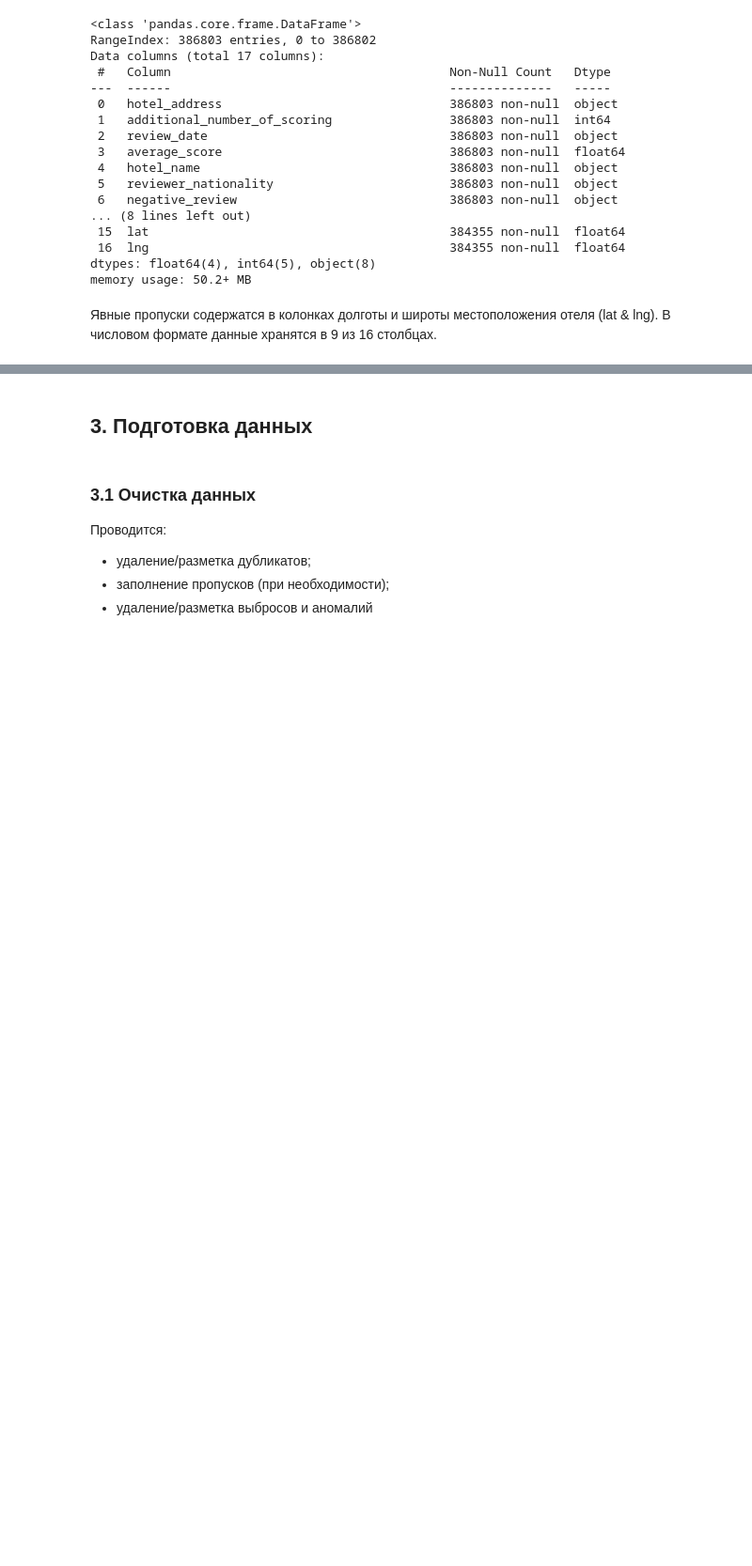
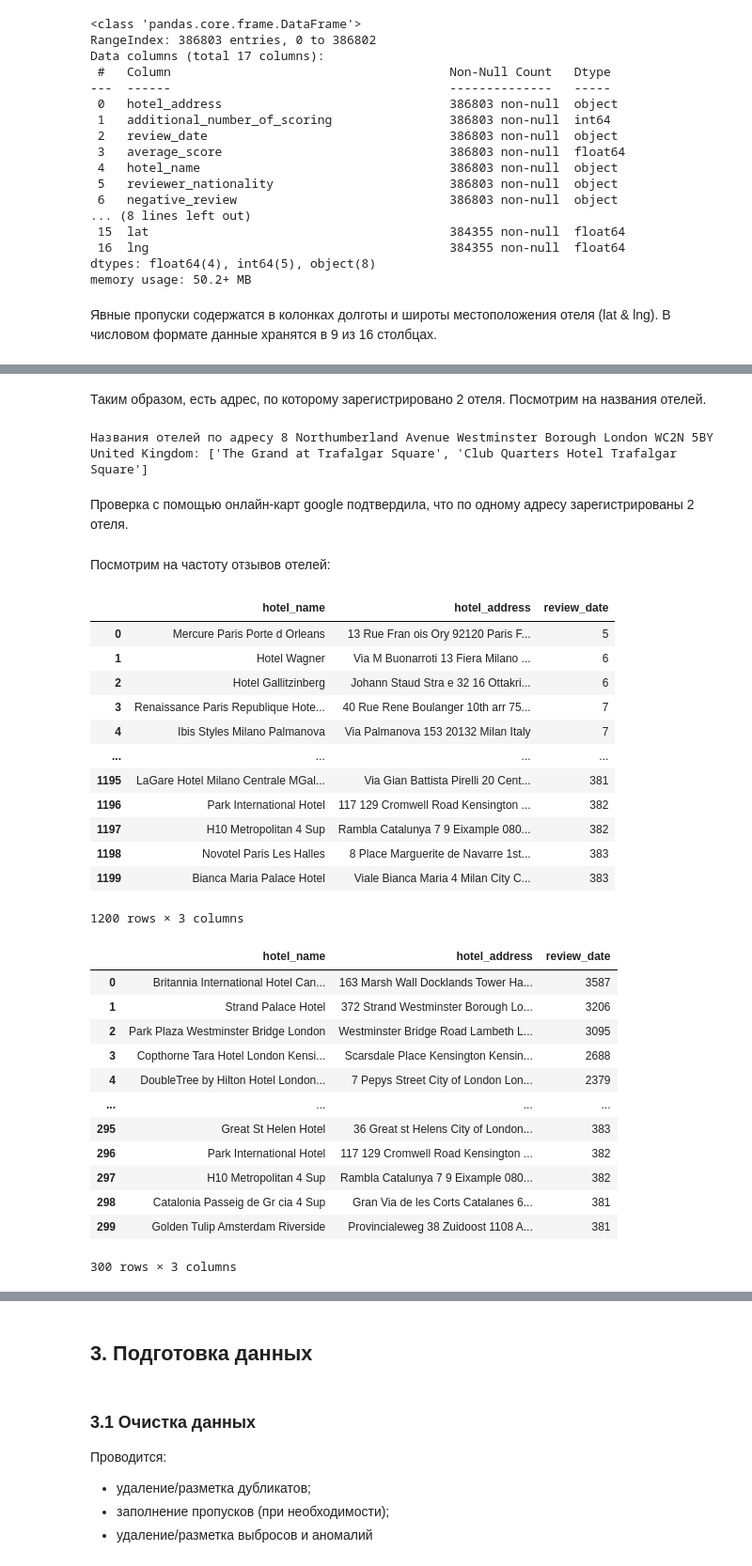
Before and after one commit to mvulf/sf_data_science, a Jupyter notebook: project_3/EDA_hotels.ipynb, the cells around one changed output, grey strips where cells are left out. Shown at 94% size. Drawn from its saved outputs; the diff is of its cells as text; code cells hidden in the pictures; blank space fills up the shorter version.

```diff
--- a/project_3/EDA_hotels.ipynb
+++ b/project_3/EDA_hotels.ipynb
@@ -109,0 +169,45 @@ memory usage: 50.2+ MB
+# %% [markdown]
+Таким образом, есть адрес, по которому зарегистрировано 2 отеля. Посмотрим на названия отелей.
+# %%
+# Извлечём адрес с несколькими отелями
+frequent_address = n_hotels_names.index[0]
+
+# Проанализируем отели одного адреса
+frequent_address_hotels = list(hotels[hotels['hotel_address'] == frequent_address]['hotel_name'].unique())
+print(f'Названия отелей по адресу {frequent_address}: {frequent_address_hotels}')
+# %% [output]
+Названия отелей по адресу 8 Northumberland Avenue Westminster Borough London WC2N 5BY United Kingdom: ['The Grand at Trafalgar Square', 'Club Quarters Hotel Trafalgar Square']
+# %% [markdown]
+Проверка с помощью онлайн-карт google подтвердила, что по одному адресу зарегистрированы 2 отеля.
+# %% [markdown]
+Посмотрим на частоту отзывов отелей:
+# %%
+display(hotels.groupby(by=['hotel_name','hotel_address'])['review_date'].count().sort_values(ascending=True).reset_index().head(1200))
+display(hotels.groupby(by=['hotel_name','hotel_address'])['review_date'].count().sort_values(ascending=False).reset_index().head(300))
+# %% [output]
+|  | hotel_name | hotel_address | review_date |
+| 0 | Mercure Paris Porte d Orleans | 13 Rue Fran ois Ory 92120 Paris F... | 5 |
+| 1 | Hotel Wagner | Via M Buonarroti 13 Fiera Milano ... | 6 |
+| 2 | Hotel Gallitzinberg | Johann Staud Stra e 32 16 Ottakri... | 6 |
+| 3 | Renaissance Paris Republique Hote... | 40 Rue Rene Boulanger 10th arr 75... | 7 |
+| 4 | Ibis Styles Milano Palmanova | Via Palmanova 153 20132 Milan Italy | 7 |
+| ... | ... | ... | ... |
+| 1195 | LaGare Hotel Milano Centrale MGal... | Via Gian Battista Pirelli 20 Cent... | 381 |
+| 1196 | Park International Hotel | 117 129 Cromwell Road Kensington ... | 382 |
+| 1197 | H10 Metropolitan 4 Sup | Rambla Catalunya 7 9 Eixample 080... | 382 |
+| 1198 | Novotel Paris Les Halles | 8 Place Marguerite de Navarre 1st... | 383 |
+| 1199 | Bianca Maria Palace Hotel | Viale Bianca Maria 4 Milan City C... | 383 |
+1200 rows × 3 columns
+|  | hotel_name | hotel_address | review_date |
+| 0 | Britannia International Hotel Can... | 163 Marsh Wall Docklands Tower Ha... | 3587 |
+| 1 | Strand Palace Hotel | 372 Strand Westminster Borough Lo... | 3206 |
+| 2 | Park Plaza Westminster Bridge London | Westminster Bridge Road Lambeth L... | 3095 |
+| 3 | Copthorne Tara Hotel London Kensi... | Scarsdale Place Kensington Kensin... | 2688 |
+| 4 | DoubleTree by Hilton Hotel London... | 7 Pepys Street City of London Lon... | 2379 |
+| ... | ... | ... | ... |
+| 295 | Great St Helen Hotel | 36 Great st Helens City of London... | 383 |
+| 296 | Park International Hotel | 117 129 Cromwell Road Kensington ... | 382 |
+| 297 | H10 Metropolitan 4 Sup | Rambla Catalunya 7 9 Eixample 080... | 382 |
+| 298 | Catalonia Passeig de Gr cia 4 Sup | Gran Via de les Corts Catalanes 6... | 381 |
+| 299 | Golden Tulip Amsterdam Riverside | Provincialeweg 38 Zuidoost 1108 A... | 381 |
+300 rows × 3 columns
```
Also changed, not shown: parts of 27 cells of this notebook.
